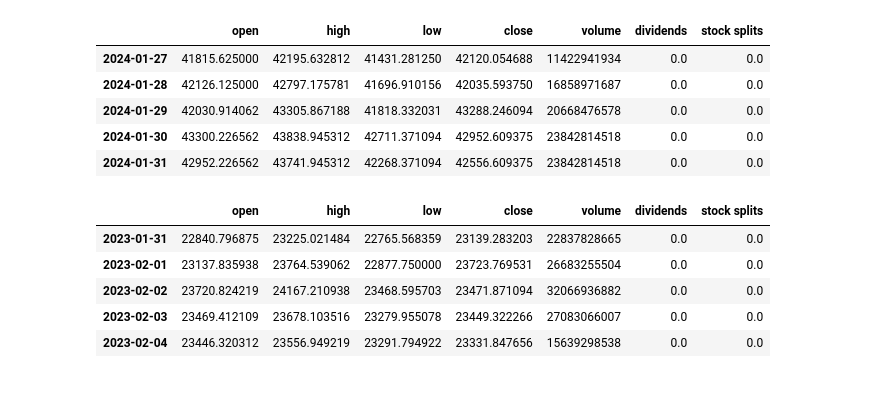
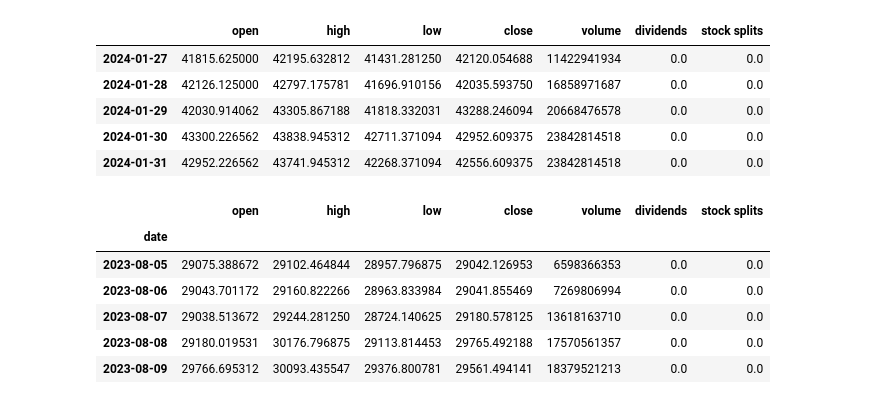
Before and after one commit to kirillsaidov/tm_forecast, a Jupyter notebook: src/tm_simulations.ipynb, the cells around one changed output. Cells and saved outputs as stored; diff of their text form; code cells hidden in the pictures.

```diff
--- a/src/tm_simulations.ipynb
+++ b/src/tm_simulations.ipynb
@@ -41,6 +41,7 @@ def tm_btcusd_download_or_update(filename: str, instrument: str = 'BTC-USD', per
     """
     def tm_transform_data(df: pd.DataFrame) -> pd.DataFrame:
         # rename columns
+        if not isinstance(df.index.name, str): df.index.name = 'date'
         df.columns = list(map(lambda x: x.lower(), df.columns))
 
         # convert date
@@ -50,10 +51,10 @@ def tm_btcusd_download_or_update(filename: str, instrument: str = 'BTC-USD', per
 
         # convert
         df.index = pd.to_datetime(df.index)
-        df.index.name = 'date'
 
         # remove tzinfo (time zone)
         df.index = list(map(lambda x: x.replace(tzinfo=None), pd.to_datetime(df.index)))
+        df.index.name = 'date'
 
         return df
 
@@ -69,15 +70,15 @@ def tm_btcusd_download_or_update(filename: str, instrument: str = 'BTC-USD', per
     df_new = None
     if os.path.exists(filename):
         # read into memory
-        df = pd.read_csv(filename)
+        df = pd.read_csv(filename, index_col=0)
 
         # transform old data
         df = tm_transform_data(df)
 
         # update data up to today's datetime
-        timediff = (BTCUSDData.index[-1] - df.index[-1])
+        timediff = (BTCUSDData.index[-1:] - df.index[-1])
         if timediff.total_seconds() > 0:
-            df_new = pd.concat(df, BTCUSDData.iloc[df.shape[0]:])
+            df_new = pd.concat([df, BTCUSDData.iloc[df.shape[0]:]])
         else:
             df_new = df
     else:
@@ -117,7 +118,7 @@ def tm_plot_price_data(df_price: pd.DataFrame, title: str = None, detailed: bool
     plt.show()
 
 
-def tm_plot_pred_vs_data(predictions: pd.DataFrame, true_data: pd.DataFrame, df_logs: pd.DataFrame = None, figsize: tuple[int, int] = (7, 3)):
+def tm_plot_pred_vs_data(predictions: pd.DataFrame, true_data: pd.DataFrame, df_logs: pd.DataFrame = None, figsize: tuple[int, int] = (7, 3), xsize: int = 7):
     residuals = true_data - predictions
 
     # plot residuals
@@ -126,7 +127,7 @@ def tm_plot_pred_vs_data(predictions: pd.DataFrame, true_data: pd.DataFrame, df_
     plt.title('Residuals from AR Model')
     plt.ylabel('Error')
     plt.axhline(0, color='r', linestyle='--', alpha=0.2)
-    plt.xticks(size=figsize[0])
+    plt.xticks(size=xsize)
     plt.show()
 
     # plot predictions vs true data
@@ -144,7 +145,7 @@ def tm_plot_pred_vs_data(predictions: pd.DataFrame, true_data: pd.DataFrame, df_
     plt.legend(('Data', 'Predictions'))
     plt.title('Predicted vs true data')
     plt.ylabel('data')
-    plt.xticks(size=figsize[0])
+    plt.xticks(size=xsize)
     plt.show()
 
 
@@ -283,12 +284,12 @@ def run_simulation(
     return df_predictions, df_trade_action_logs, balance
 
 
-def tm_plot_report(df_true: pd.DataFrame, df_predicted: pd.DataFrame, df_logs: pd.DataFrame = None, figsize: tuple[int, int] = (7, 3), shifted: bool = False):
+def tm_plot_report(df_true: pd.DataFrame, df_predicted: pd.DataFrame, df_logs: pd.DataFrame = None, shifted: bool = False, figsize: tuple[int, int] = (7, 3), xsize: int = 7):
     # plot
     predicted = df_predicted.copy()
     # if shifted: predicted.index = predicted.index - timedelta(days=1)
     if shifted: predicted = predicted.shift(-1)
-    tm_plot_pred_vs_data(predicted, df_true, df_logs, figsize=figsize)
+    tm_plot_pred_vs_data(predicted, df_true, df_logs, figsize=figsize, xsize=xsize)
 
     # calculate error
     mae = mean_absolute_error(df_true, predicted[(1 if shifted else 0):len(df_true) + (1 if shifted else 0)])
@@ -301,7 +302,7 @@ def tm_plot_report(df_true: pd.DataFrame, df_predicted: pd.DataFrame, df_logs: p
 ## Simulation
 # %%
 # download latest data and override
-df = tm_btcusd_download_or_update('../data/btcusd.csv', override=True)
+df = tm_btcusd_download_or_update('../data/btcusd.csv', override=False)
 df.tail()
 # %% [output]
 |  | open | high | low | close | volume | dividends | stock splits |
@@ -355,10 +405,18 @@ df.tail()
+# %%
+# simulation variables
+lots = 0.01
+balance = 500
+n_periods = 3
+backtest_size = 24
+train_size_ndays = 180
 # %%
-dfs = df[df.index[-1] - timedelta(days=365):]
+dfs = df[df.index[-1] - timedelta(days=train_size_ndays):]
 dfs.head()
 # %% [output]
 |  | open | high | low | close | volume | dividends | stock splits |
-| 2023-01-31 | 22840.796875 | 23225.021484 | 22765.568359 | 23139.283203 | 22837828665 | 0.0 | 0.0 |
-| 2023-02-01 | 23137.835938 | 23764.539062 | 22877.750000 | 23723.769531 | 26683255504 | 0.0 | 0.0 |
-| 2023-02-02 | 23720.824219 | 24167.210938 | 23468.595703 | 23471.871094 | 32066936882 | 0.0 | 0.0 |
-| 2023-02-03 | 23469.412109 | 23678.103516 | 23279.955078 | 23449.322266 | 27083066007 | 0.0 | 0.0 |
-| 2023-02-04 | 23446.320312 | 23556.949219 | 23291.794922 | 23331.847656 | 15639298538 | 0.0 | 0.0 |
+| date |  |  |  |  |  |  |  |
+| 2023-08-05 | 29075.388672 | 29102.464844 | 28957.796875 | 29042.126953 | 6598366353 | 0.0 | 0.0 |
+| 2023-08-06 | 29043.701172 | 29160.822266 | 28963.833984 | 29041.855469 | 7269806994 | 0.0 | 0.0 |
+| 2023-08-07 | 29038.513672 | 29244.281250 | 28724.140625 | 29180.578125 | 13618163710 | 0.0 | 0.0 |
+| 2023-08-08 | 29180.019531 | 30176.796875 | 29113.814453 | 29765.492188 | 17570561357 | 0.0 | 0.0 |
+| 2023-08-09 | 29766.695312 | 30093.435547 | 29376.800781 | 29561.494141 | 18379521213 | 0.0 | 0.0 |
```
Also changed, not shown: parts of 9 cells of this notebook, 1 other file.
